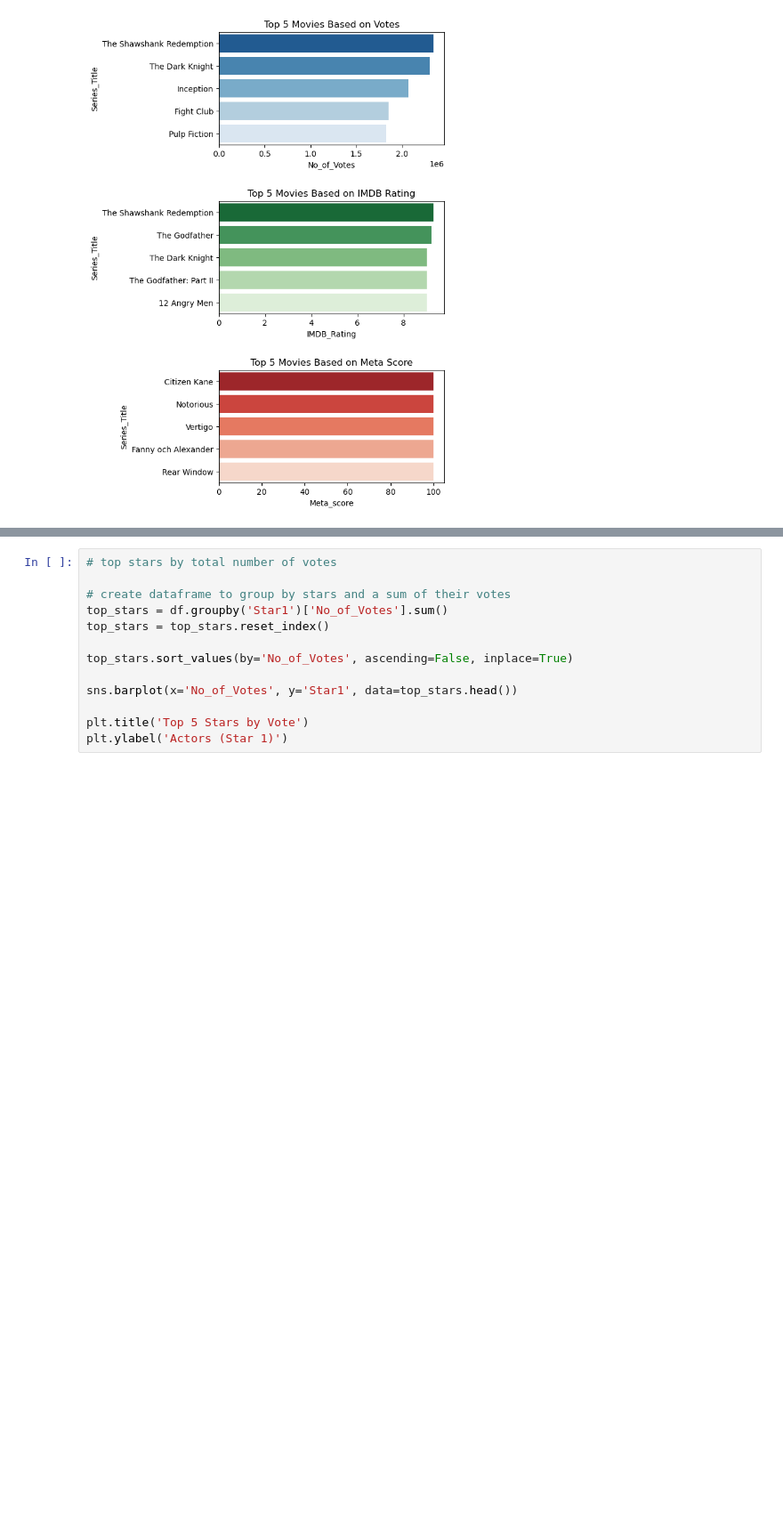
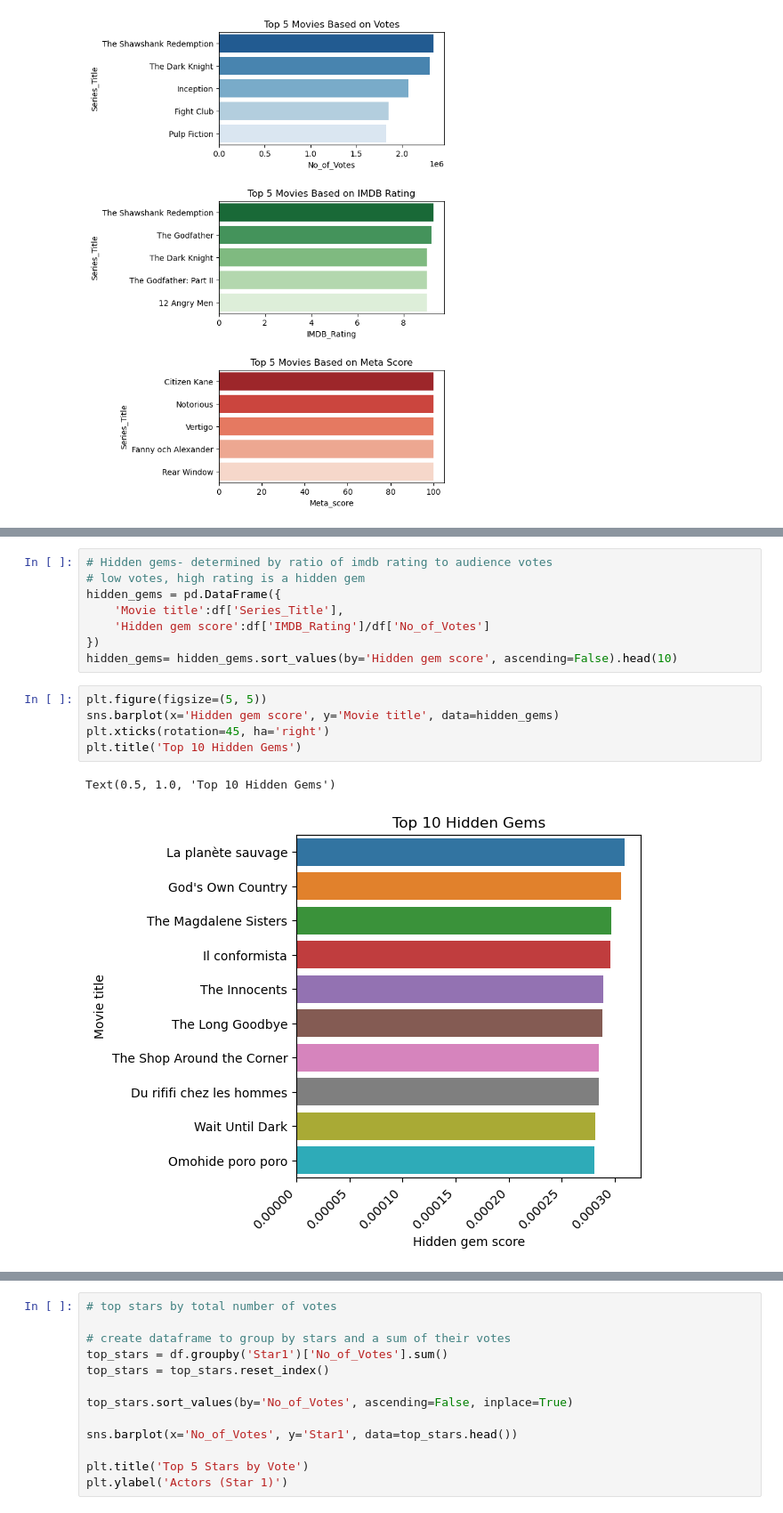
Before and after one commit to natashaoberoi/imdb-movie-data-visualization, a Jupyter notebook: IMDB_movies.ipynb, the cells around one changed output, grey strips where cells are left out. Shown at 89% size. Cells and saved outputs as stored; diff of their text form; blank space fills up the shorter version.

```diff
--- a/IMDB_movies.ipynb
+++ b/IMDB_movies.ipynb
@@ -144 +150,17 @@ plt.subplots_adjust(left=0.1,
+# %%
+# Hidden gems- determined by ratio of imdb rating to audience votes
+# low votes, high rating is a hidden gem
+hidden_gems = pd.DataFrame({
+    'Movie title':df['Series_Title'],
+    'Hidden gem score':df['IMDB_Rating']/df['No_of_Votes']
+})
+hidden_gems= hidden_gems.sort_values(by='Hidden gem score', ascending=False).head(10)
+# %%
+plt.figure(figsize=(5, 5))
+sns.barplot(x='Hidden gem score', y='Movie title', data=hidden_gems)
+plt.xticks(rotation=45, ha='right')
+plt.title('Top 10 Hidden Gems')
+# %% [output]
+Text(0.5, 1.0, 'Top 10 Hidden Gems')
+[figure, added]
 # %% [markdown]
```
Also changed, not shown: parts of 10 cells of this notebook.
